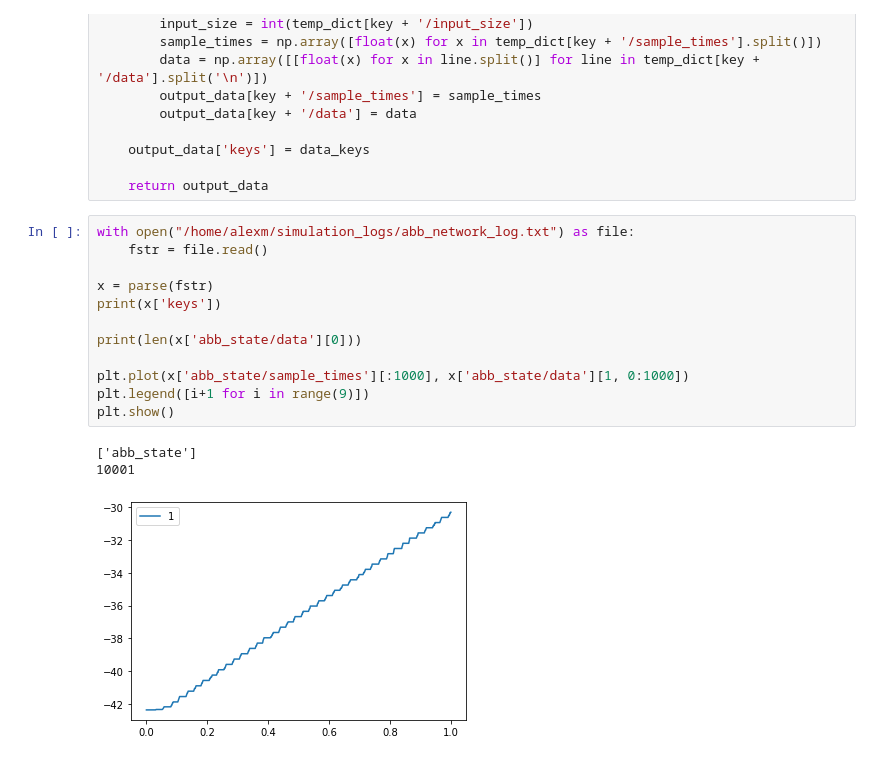
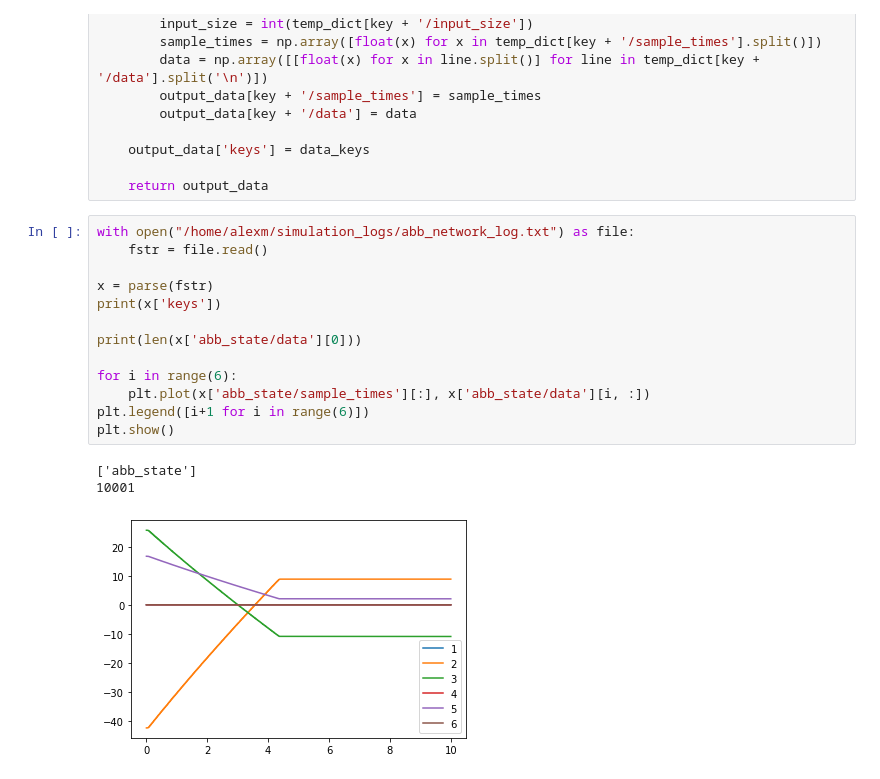
Before and after one commit to he-zhengliang/high_level_robot_controller, a Jupyter notebook: simulation/plotter.ipynb, the cells around one changed output. Cells and saved outputs as stored; diff of their text form.

Commit message:
updated the plotter and visualizer notebooks

```diff
--- a/simulation/plotter.ipynb
+++ b/simulation/plotter.ipynb
@@ -39,16 +39,17 @@ def parse(input_string:str) -> dict:
 # %%
 with open("/home/alexm/simulation_logs/abb_network_log.txt") as file:
     fstr = file.read()
 
 x = parse(fstr)
 print(x['keys'])
 
 print(len(x['abb_state/data'][0]))
 
-plt.plot(x['abb_state/sample_times'][:1000], x['abb_state/data'][1, 0:1000])
-plt.legend([i+1 for i in range(9)])
+for i in range(6):
+    plt.plot(x['abb_state/sample_times'][:], x['abb_state/data'][i, :])
+plt.legend([i+1 for i in range(6)])
 plt.show()
 # %% [output]
 ['abb_state']
 10001
-[figure, old version]
+[figure, new version]
```
Also changed, not shown: 1 other file.
